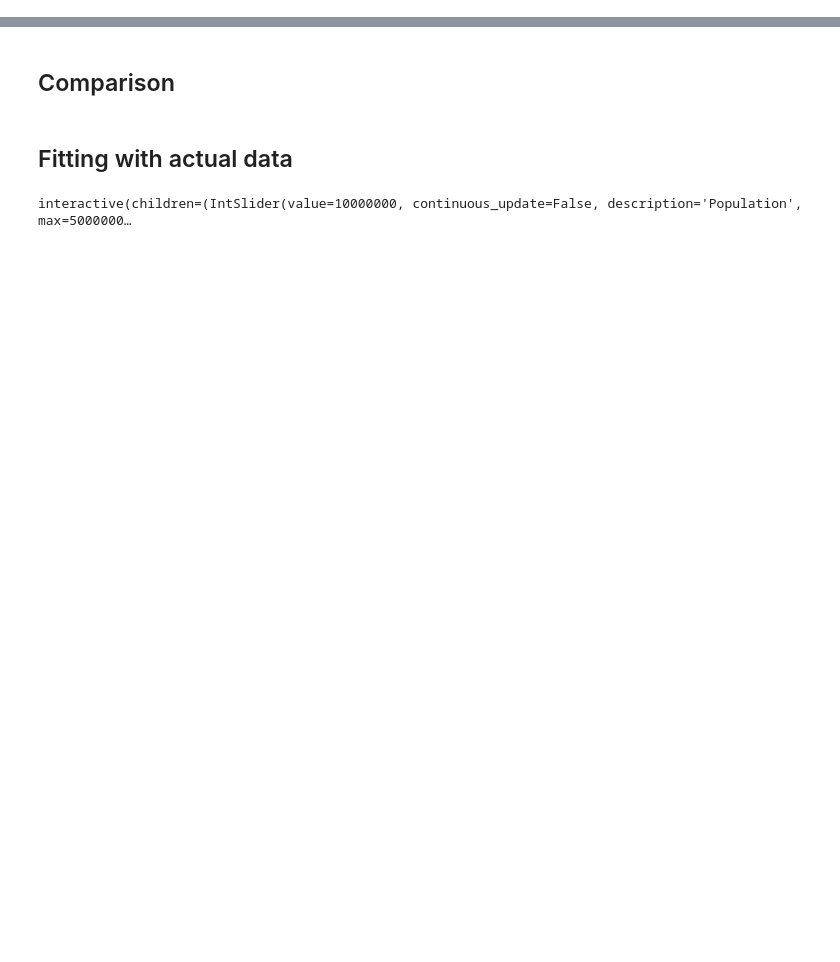
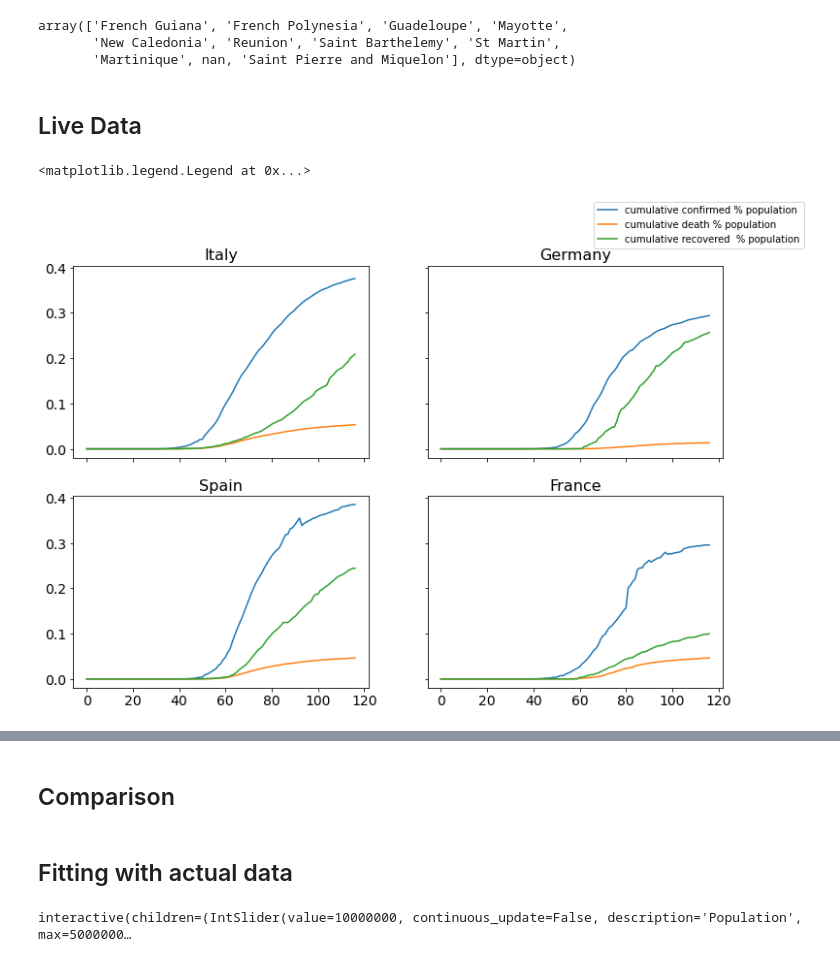
Before and after one commit to akhavan12/discrete_covid_model, a Jupyter notebook: Discrete_ver_09.ipynb, the cells around one changed output, grey strips where cells are left out. Cells and saved outputs as stored; diff of their text form; code cells hidden in the pictures; blank space fills up the shorter version.

```diff
--- a/Discrete_ver_09.ipynb
+++ b/Discrete_ver_09.ipynb
@@ -10,8 +10,15 @@ from ipywidgets import interact, interact_manual, interactive
 from ipywidgets import FloatSlider, IntSlider
 pd.options.display.max_rows = 999
 #https://github.com/DataHerb/dataset-covid-19/tree/master/csse_covid_19_time_series
+# %%
+df = pd.read_csv('https://raw.githubusercontent.com/CSSEGISandData/COVID-19/master/csse_covid_19_data/csse_covid_19_time_series/time_series_covid19_confirmed_global.csv')
+df[(df['Country/Region']=='France') ]['Province/State'].values
+# %% [output]
+array(['French Guiana', 'French Polynesia', 'Guadeloupe', 'Mayotte',
+       'New Caledonia', 'Reunion', 'Saint Barthelemy', 'St Martin',
+       'Martinique', nan, 'Saint Pierre and Miquelon'], dtype=object)
 # %%
-def get_actual_ts(key='confirmed',country='Italy',rolling=4):
+def get_actual_ts(key='confirmed',country='Italy',rolling=4,population=60_000_000):
   """
     retrive informaton from actual cases database
     Parameters:
@@ -34,13 +41,70 @@ def get_actual_ts(key='confirmed',country='Italy',rolling=4):
     return -1
 
 
-  df_=df[df['Country/Region'].str.lower()==country.lower()].T
+  df_=df[(df['Country/Region'].str.lower()==country.lower()) & (df['Province/State'].isnull())].T
   df_ = df_.iloc[4:]
   df_ = df_.set_index(pd.to_datetime(df_.index))
   df_.columns=['cumulative']
   df_['daily'] = df_['cumulative'] - df_['cumulative'].shift(1).fillna(0)
-  df_['rolling'] = df_['daily'].rolling(rolling).mean()
+  df_['rolling'] = df_['daily'].rolling(rolling).mean().fillna(0)
+  df_['cumulative_percent']= (df_['cumulative'] / population) * 100
   return df_
+# %% [markdown]
+## Live Data
+# %%
+
+def country_situation(country='Italy',population=60_000_000):
+  df_confirmed=get_actual_ts(key='confirmed',country=country)
+  df_death=get_actual_ts(key='dead',country=country)
+  df_recovered=get_actual_ts(key='recovered',country=country)
+
+  act_confirmed = df_confirmed['cumulative_percent'].values
+  act_death = df_death['cumulative_percent'].values
+  act_recovered =  df_recovered['cumulative_percent'].values
+  return [act_confirmed,act_death,act_recovered]
+
+italy_data = country_situation(country = 'Italy',population = 60_000_000)
+germany_data = country_situation(country = 'Germany',population = 83_000_000)
+spain_data = country_situation(country = 'Spain',population = 46_000_000)
+france_data = country_situation(country = 'France',population = 65_000_000)
+
+
+
+f,axa = plt.subplots(2,2,figsize=(12,8),sharex=True,sharey=True)
+ax=axa.ravel()
+ax[0].plot(italy_data[0],label='cumulative confirmed % population')
+ax[0].plot(italy_data[1],label='cumulative death % population')
+ax[0].plot(italy_data[2],label='cumulative recovered  % population')
+ax[0].set_title('Italy',fontsize=16)
+ax[0].tick_params(labelsize=14)
+
+
+ax[1].plot(germany_data[0],label=None)
+ax[1].plot(germany_data[1],label=None)
+ax[1].plot(germany_data[2],label=None)
+ax[1].set_title('Germany',fontsize=16)
+ax[1].tick_params(labelsize=14)
+
+
+ax[2].plot(spain_data[0],label=None)
+ax[2].plot(spain_data[1],label=None)
+ax[2].plot(spain_data[2],label=None)
+ax[2].set_title('Spain',fontsize=16)
+ax[2].tick_params(labelsize=14)
+
+
+ax[3].plot(france_data[0],label=None)
+ax[3].plot(france_data[1],label=None)
+ax[3].plot(france_data[2],label=None)
+ax[3].set_title('France',fontsize=16)
+
+ax[3].tick_params(labelsize=14)
+
+
+f.legend()
+# %% [output]
+<matplotlib.legend.Legend at 0x...>
+[figure, added]
 # %% [markdown]
 ![alt text](https://raw.githubusercontent.com/akhavan12/discrete_covid_model/master/Model_Discrete_v4_new.svg)
 # %%
```
Also changed, not shown: parts of 12 cells of this notebook.
